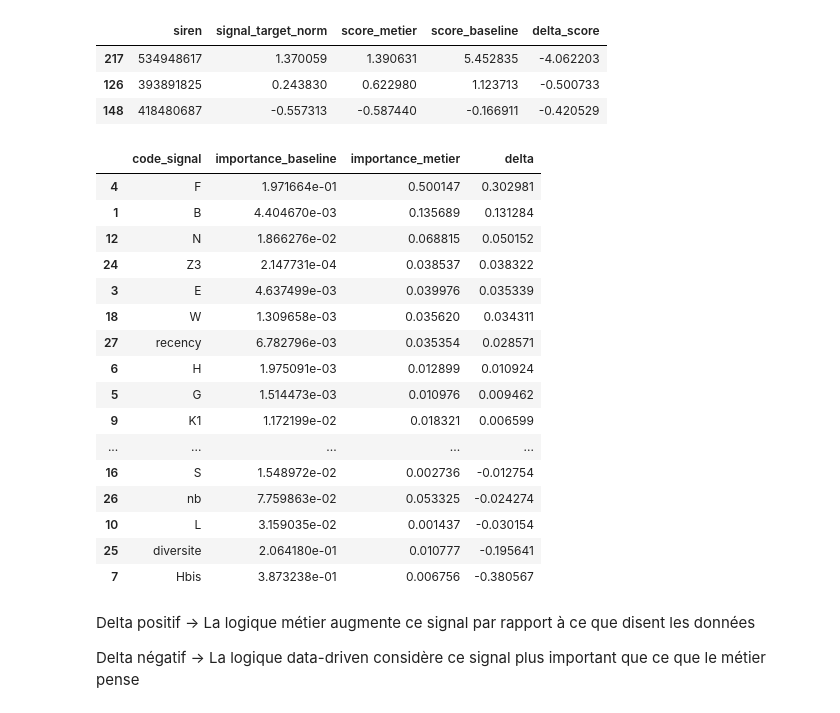
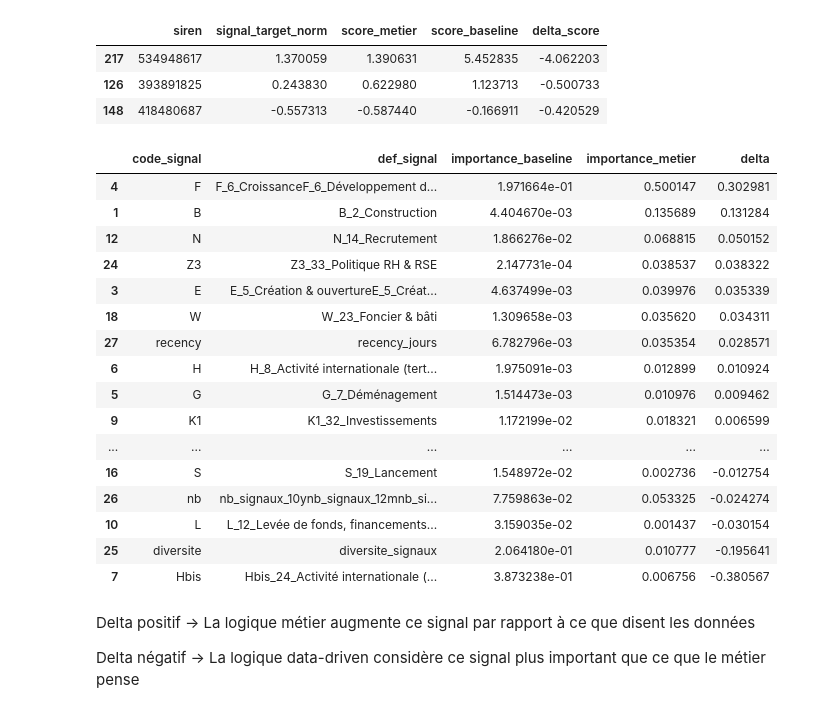
Before and after one commit to dev-labarre/ose-main, a Jupyter notebook: notebooks/Compar_model_metier_vs_model_baseline.ipynb, the cells around one changed output. Cells and saved outputs as stored; diff of their text form; code cells hidden in the pictures.

```diff
--- a/notebooks/Compar_model_metier_vs_model_baseline.ipynb
+++ b/notebooks/Compar_model_metier_vs_model_baseline.ipynb
@@ -1086,40 +1085,41 @@ CHEVRES — baseline vs métier
 # %%
 def extract_code_from_feature(feat):
     # ex: "F_6_Croissance" -> "F"
     return feat.split("_")[0]
 
 compare_importance["code_signal"] = compare_importance["feature"].apply(extract_code_from_feature)
+compare_importance["def_signal"] = compare_importance["feature"]
 
 importance_par_code = (
     compare_importance
-    .groupby("code_signal")[["importance_baseline", "importance_metier"]]
+    .groupby("code_signal")[["def_signal", "importance_baseline", "importance_metier"]]
     .sum()
     .reset_index()
 )
 
 importance_par_code["delta"] = (
     importance_par_code["importance_metier"] - importance_par_code["importance_baseline"]
 )
 
 importance_par_code.sort_values("delta", ascending=False)
 # %% [output]
-|  | code_signal | importance_baseline | importance_metier | delta |
-| 4 | F | 1.971664e-01 | 0.500147 | 0.302981 |
-| 1 | B | 4.404670e-03 | 0.135689 | 0.131284 |
-| 12 | N | 1.866276e-02 | 0.068815 | 0.050152 |
-| 24 | Z3 | 2.147731e-04 | 0.038537 | 0.038322 |
-| 3 | E | 4.637499e-03 | 0.039976 | 0.035339 |
-| 18 | W | 1.309658e-03 | 0.035620 | 0.034311 |
-| 27 | recency | 6.782796e-03 | 0.035354 | 0.028571 |
-| 6 | H | 1.975091e-03 | 0.012899 | 0.010924 |
-| 5 | G | 1.514473e-03 | 0.010976 | 0.009462 |
-| 9 | K1 | 1.172199e-02 | 0.018321 | 0.006599 |
-| ... | ... | ... | ... | ... |
-| 16 | S | 1.548972e-02 | 0.002736 | -0.012754 |
-| 26 | nb | 7.759863e-02 | 0.053325 | -0.024274 |
-| 10 | L | 3.159035e-02 | 0.001437 | -0.030154 |
-| 25 | diversite | 2.064180e-01 | 0.010777 | -0.195641 |
-| 7 | Hbis | 3.873238e-01 | 0.006756 | -0.380567 |
+|  | code_signal | def_signal | importance_baseline | importance_metier | delta |
+| 4 | F | F_6_CroissanceF_6_Développement d... | 1.971664e-01 | 0.500147 | 0.302981 |
+| 1 | B | B_2_Construction | 4.404670e-03 | 0.135689 | 0.131284 |
+| 12 | N | N_14_Recrutement | 1.866276e-02 | 0.068815 | 0.050152 |
+| 24 | Z3 | Z3_33_Politique RH & RSE | 2.147731e-04 | 0.038537 | 0.038322 |
+| 3 | E | E_5_Création & ouvertureE_5_Créat... | 4.637499e-03 | 0.039976 | 0.035339 |
+| 18 | W | W_23_Foncier & bâti | 1.309658e-03 | 0.035620 | 0.034311 |
+| 27 | recency | recency_jours | 6.782796e-03 | 0.035354 | 0.028571 |
+| 6 | H | H_8_Activité internationale (tert... | 1.975091e-03 | 0.012899 | 0.010924 |
+| 5 | G | G_7_Déménagement | 1.514473e-03 | 0.010976 | 0.009462 |
+| 9 | K1 | K1_32_Investissements | 1.172199e-02 | 0.018321 | 0.006599 |
+| ... | ... | ... | ... | ... | ... |
+| 16 | S | S_19_Lancement | 1.548972e-02 | 0.002736 | -0.012754 |
+| 26 | nb | nb_signaux_10ynb_signaux_12mnb_si... | 7.759863e-02 | 0.053325 | -0.024274 |
+| 10 | L | L_12_Levée de fonds, financements... | 3.159035e-02 | 0.001437 | -0.030154 |
+| 25 | diversite | diversite_signaux | 2.064180e-01 | 0.010777 | -0.195641 |
+| 7 | Hbis | Hbis_24_Activité internationale (... | 3.873238e-01 | 0.006756 | -0.380567 |
 # %% [markdown]
 Delta positif → La logique métier augmente ce signal par rapport à ce que disent les données
 
```
Also changed, not shown: parts of 10 cells of this notebook, 2 other files.
